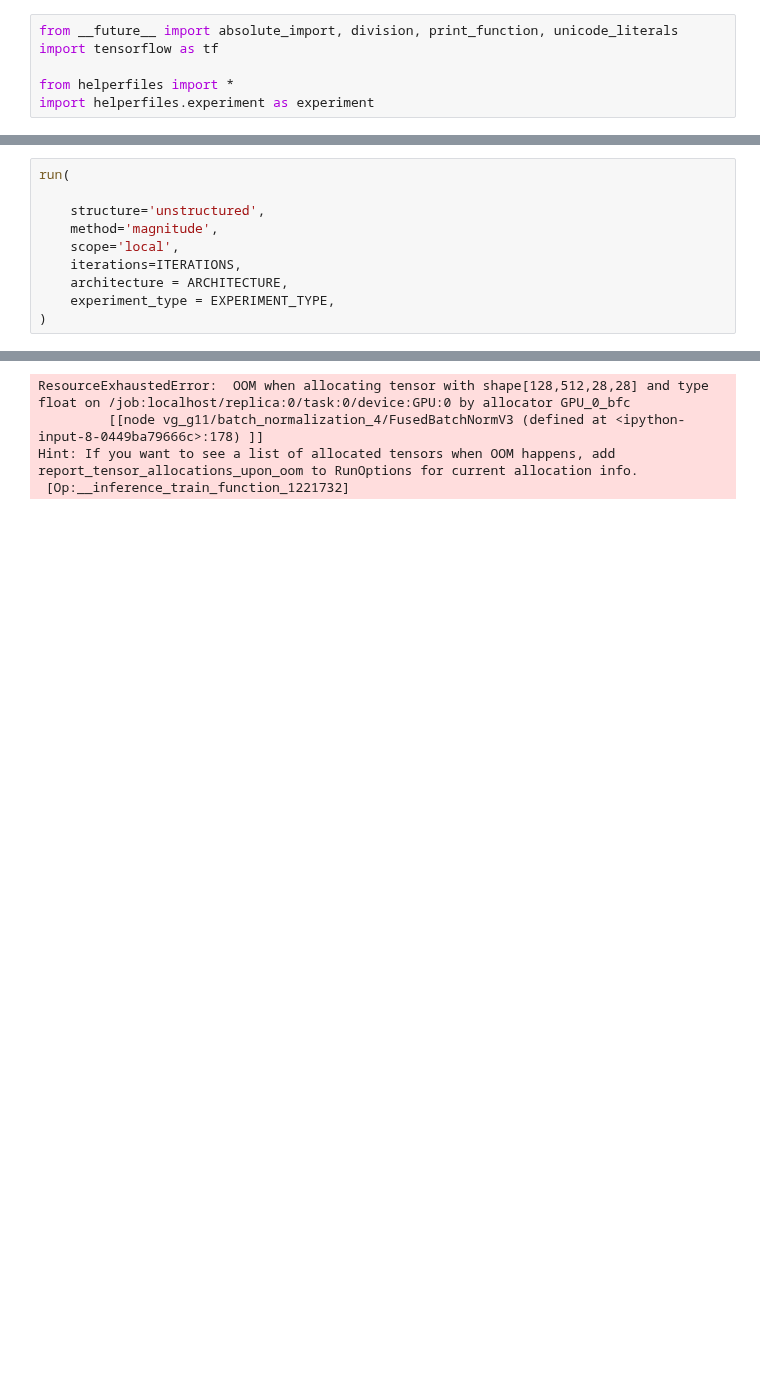
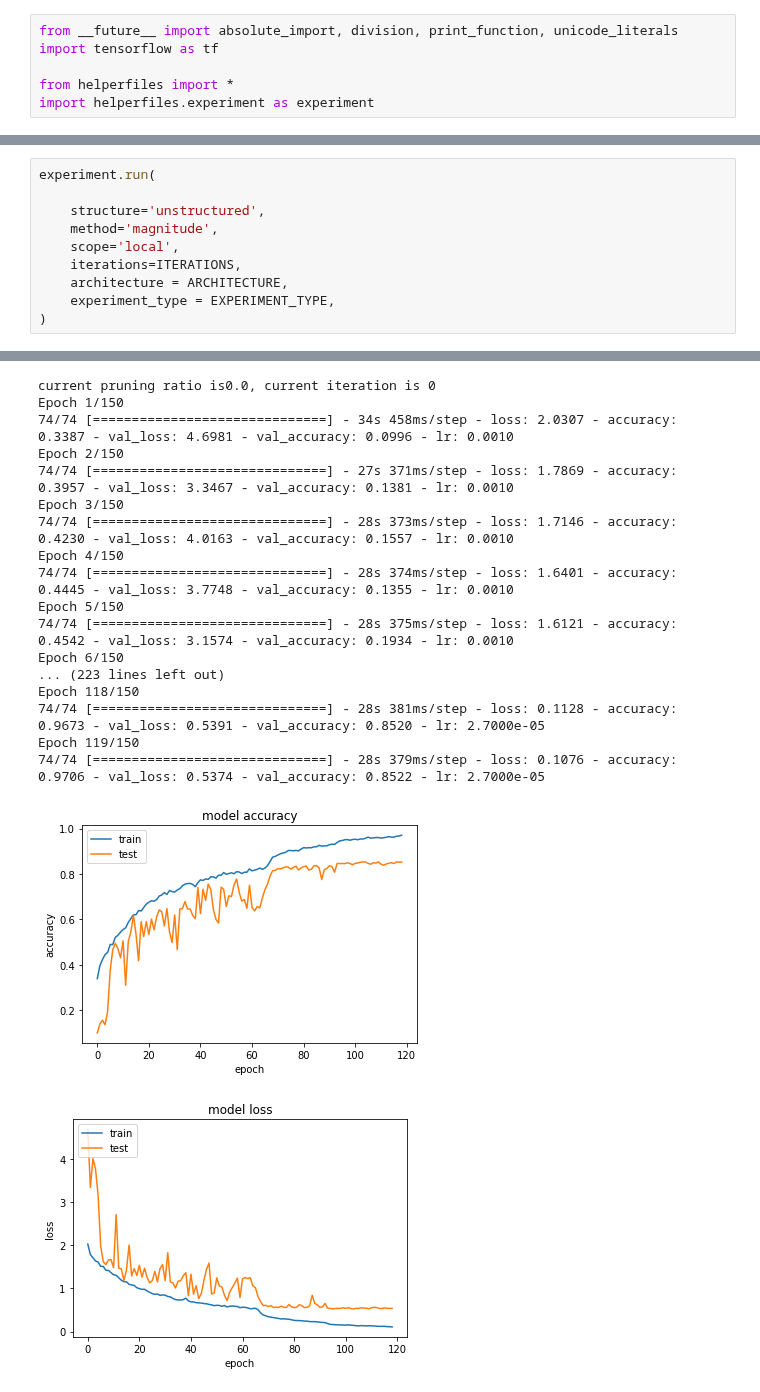
Before and after one commit to FlorianMerkle/network-pruning-and-robustness, a Jupyter notebook: Pipelines/vgg-pipeline.ipynb, the cells around one changed output, grey strips where cells are left out. Drawn from its saved outputs; the diff is of its cells as text; blank space fills up the shorter version.

```diff
--- a/Pipelines/vgg-pipeline.ipynb
+++ b/Pipelines/vgg-pipeline.ipynb
@@ -136,5 +11,5 @@ def run(structure, method, scope, iterations, architecture, experiment_type):
 # %%
-run(
+experiment.run(
 
     structure='unstructured',
     method='magnitude',
@@ -148,4 +24,19 @@ no model to delete
-ResourceExhaustedError:  OOM when allocating tensor with shape[128,512,28,28] and type float on /job:localhost/replica:0/task:0/device:GPU:0 by allocator GPU_0_bfc
-         [[node vg_g11/batch_normalization_4/FusedBatchNormV3 (defined at <ipython-input-8-0449ba79666c>:178) ]]
-Hint: If you want to see a list of allocated tensors when OOM happens, add report_tensor_allocations_upon_oom to RunOptions for current allocation info.
- [Op:__inference_train_function_1221732]
+current pruning ratio is0.0, current iteration is 0
+Epoch 1/150
+74/74 [==============================] - 34s 458ms/step - loss: 2.0307 - accuracy: 0.3387 - val_loss: 4.6981 - val_accuracy: 0.0996 - lr: 0.0010
+Epoch 2/150
+74/74 [==============================] - 27s 371ms/step - loss: 1.7869 - accuracy: 0.3957 - val_loss: 3.3467 - val_accuracy: 0.1381 - lr: 0.0010
+Epoch 3/150
+74/74 [==============================] - 28s 373ms/step - loss: 1.7146 - accuracy: 0.4230 - val_loss: 4.0163 - val_accuracy: 0.1557 - lr: 0.0010
+Epoch 4/150
+74/74 [==============================] - 28s 374ms/step - loss: 1.6401 - accuracy: 0.4445 - val_loss: 3.7748 - val_accuracy: 0.1355 - lr: 0.0010
+Epoch 5/150
+74/74 [==============================] - 28s 375ms/step - loss: 1.6121 - accuracy: 0.4542 - val_loss: 3.1574 - val_accuracy: 0.1934 - lr: 0.0010
+Epoch 6/150
+... (223 lines left out)
+Epoch 118/150
+74/74 [==============================] - 28s 381ms/step - loss: 0.1128 - accuracy: 0.9673 - val_loss: 0.5391 - val_accuracy: 0.8520 - lr: 2.7000e-05
+Epoch 119/150
+74/74 [==============================] - 28s 379ms/step - loss: 0.1076 - accuracy: 0.9706 - val_loss: 0.5374 - val_accuracy: 0.8522 - lr: 2.7000e-05
+[figure, added]
+[figure, added]
```
Also changed, not shown: parts of 4 cells of this notebook, 30 other files.
